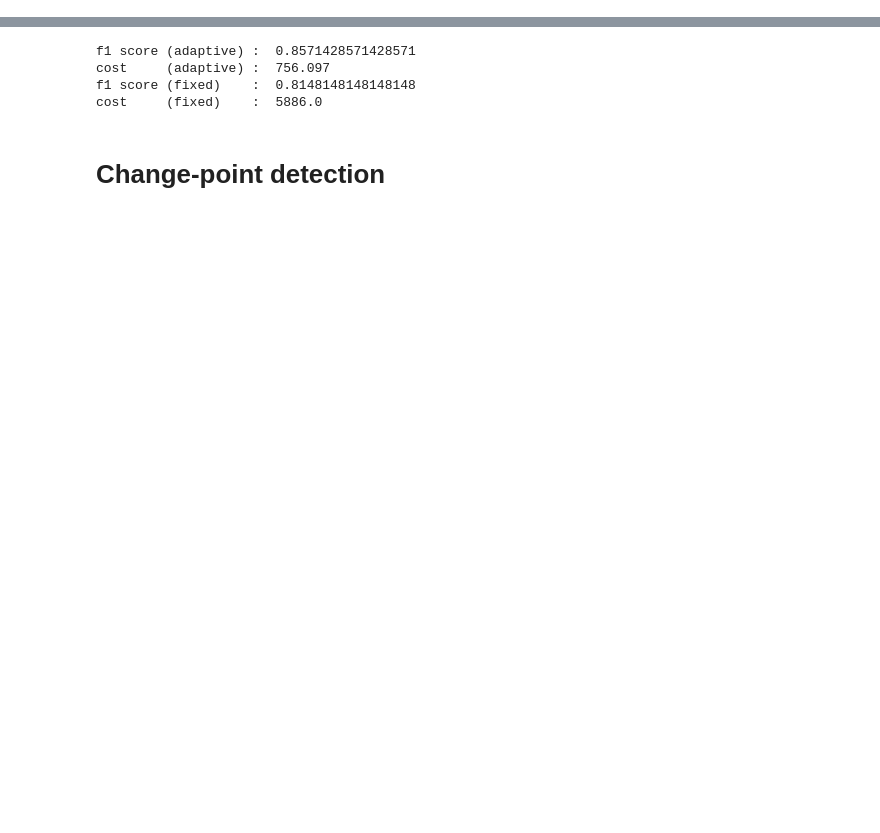
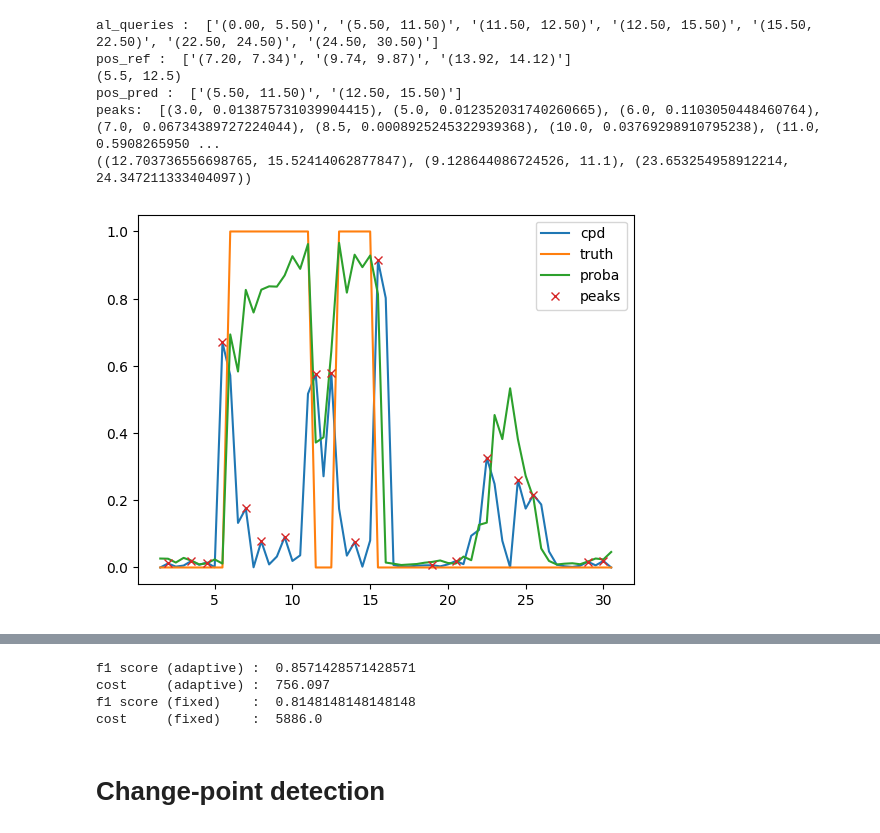
Before and after one commit to johnmartinsson/adaptive-change-point-detection, a Jupyter notebook: notebooks/optimal_adaptive_cost_analysis.ipynb, the cells around one changed output, grey strips where cells are left out. Cells and saved outputs as stored; diff of their text form; code cells hidden in the pictures; blank space fills up the shorter version.

```diff
--- a/notebooks/optimal_adaptive_cost_analysis.ipynb
+++ b/notebooks/optimal_adaptive_cost_analysis.ipynb
@@ -363,0 +124,77 @@ def compute_neg_ref(pos_ref, soundscape_length):
+# %%
+soundscape_basename = 'soundscape_1'
+
+oracle = oracles.WeakLabelOracle(base_dir)
+
+# load initial queries and embeddings
+queries, embeddings = datasets.load_timings_and_embeddings(base_dir, soundscape_basename)
+ts = np.mean(queries, axis=1)
+
+# label the embeddings
+labels = []
+for (s, e) in queries:
+    c = oracle.query(s, e, soundscape_basename)
+    labels.append(c)
+labels = np.array(labels)
+
+
+pos_ref_path = os.path.join(base_dir, '{}.txt'.format(soundscape_basename))
+pos_ref = datasets.load_pos_ref(pos_ref_path)
+
+
+probas = proto_active_learner.predict_probas(embeddings)
+al_queries = proto_active_learner.predict_queries(soundscape_basename, n_queries=7)
+
+utils.print_queries(al_queries, 'al_queries')
+utils.print_queries(pos_ref, 'pos_ref')
+
+pos_pred = oracle.pos_events_from_queries(al_queries, soundscape_basename)
+
+pos_starts, pos_ends = list(zip(*pos_pred))
+print(pos_starts)
+utils.print_queries(pos_pred, 'pos_pred')
+
+
+from scipy.signal import chirp, find_peaks, peak_widths
+from scipy.interpolate import interp1d
+
+peaks, info = find_peaks(probas, prominence=0)
+(widths, width_heights, left_ips, right_ips) = peak_widths(probas, peaks, rel_height=0.2)
+
+# remap
+m = interp1d([0, len(probas)-1], [ts[0], ts[-1]])
+starts = m(left_ips)
+ends   = m(right_ips)
+
+queries = list(zip(starts, ends))
+
+peak_prominences = info['prominences']
+
+print("peaks: ", list(zip(ts[peaks], peak_prominences)))
+
+# rank by prominence
+_, ranked_queries = list(zip(*sorted(list(zip(peak_prominences, queries)), key=lambda x: x[0], reverse=True)))
+
+print(ranked_queries[:3])
+
+# change-point detection on probas
+probas = probas.reshape((len(probas), 1))
+ds = cpd.distance_past_and_future_averages(probas, cpd.euclidean_distance_score, offset=0, M=1)
+peaks, _ = find_peaks(ds)
+
+plt.plot(ts, ds, label='cpd')
+plt.plot(ts, labels, label='truth')
+plt.plot(ts, probas, label='proba')
+plt.plot(ts[peaks], ds[peaks], "x", label='peaks')
+#plt.hlines(width_heights, starts, ends, color="magenta", label='widths')
+#plt.hlines(ts[peaks], *results_full[1:], color="C3")
+plt.legend()
+plt.show()
+# %% [output]
+al_queries :  ['(0.00, 5.50)', '(5.50, 11.50)', '(11.50, 12.50)', '(12.50, 15.50)', '(15.50, 22.50)', '(22.50, 24.50)', '(24.50, 30.50)']
+pos_ref :  ['(7.20, 7.34)', '(9.74, 9.87)', '(13.92, 14.12)']
+(5.5, 12.5)
+pos_pred :  ['(5.50, 11.50)', '(12.50, 15.50)']
+peaks:  [(3.0, 0.013875731039904415), (5.0, 0.012352031740260665), (6.0, 0.1103050448460764), (7.0, 0.06734389727224044), (8.5, 0.0008925245322939368), (10.0, 0.03769298910795238), (11.0, 0.5908265950 ...
+((12.703736556698765, 15.52414062877847), (9.128644086724526, 11.1), (23.653254958912214, 24.347211333404097))
+[figure, added]
```
Also changed, not shown: parts of 32 cells of this notebook, 1 other file.
